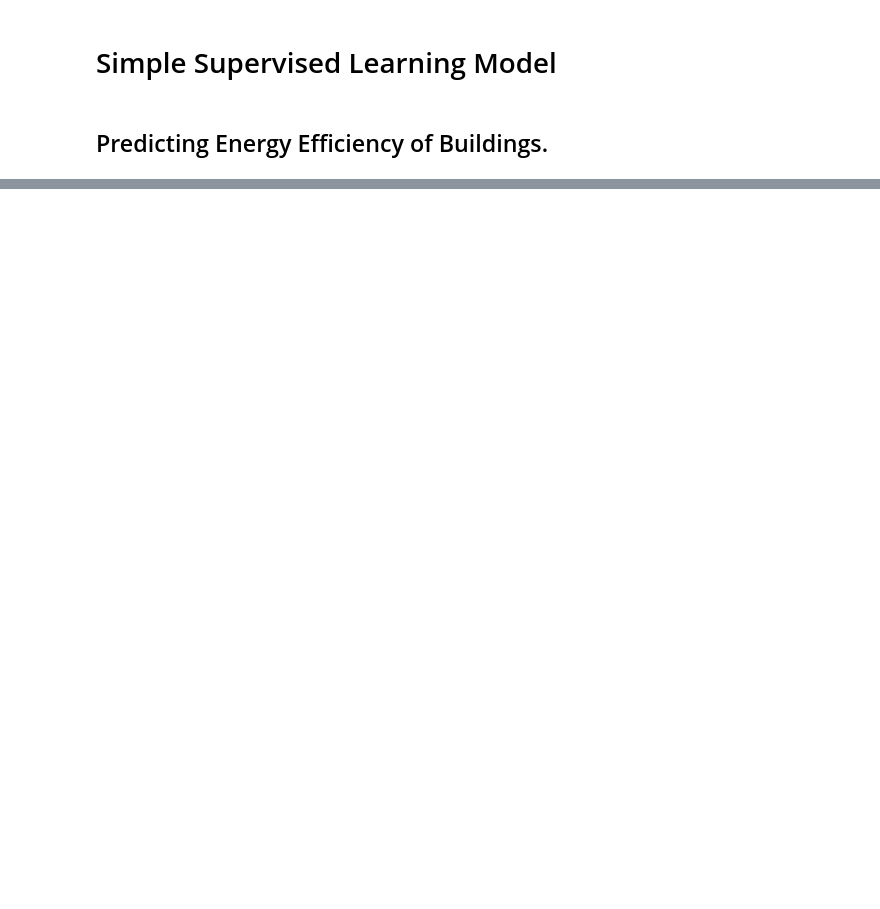
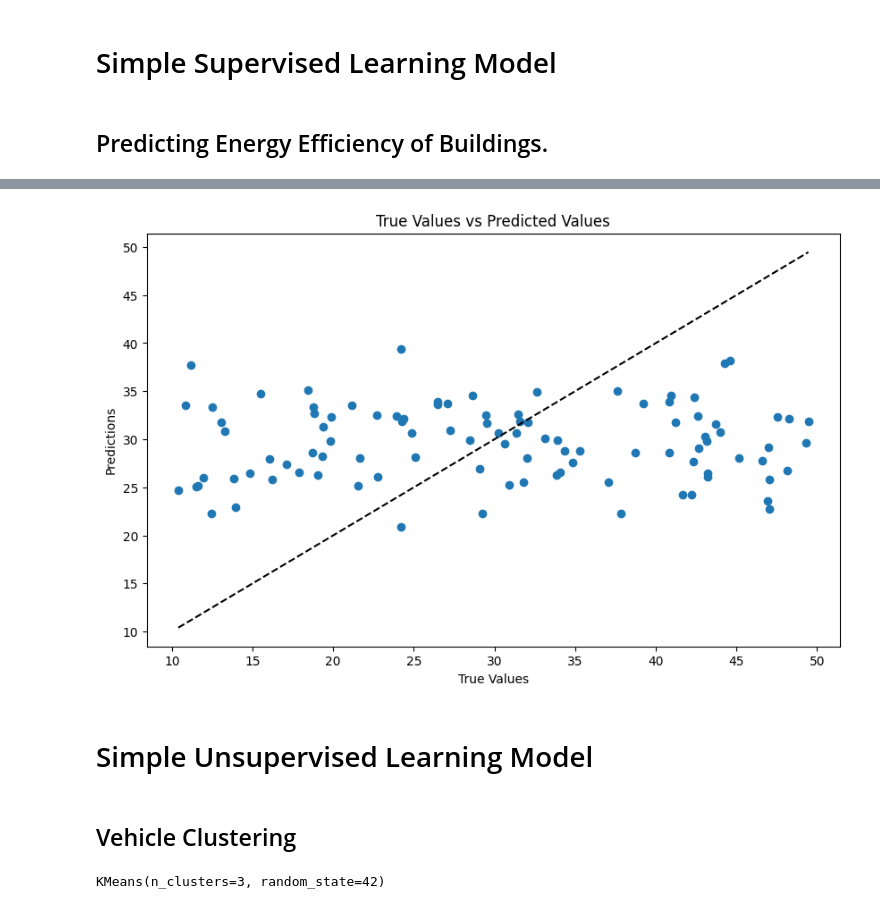
Before and after one commit to sskashya/AWS-Scholar-Projects, a Jupyter notebook: Generative AI/supervised_vs_unsupervised.ipynb, the cells around one changed output, grey strips where cells are left out. Cells and saved outputs as stored; diff of their text form; code cells hidden in the pictures; blank space fills up the shorter version.

Commit message:
completed supervised vs unsupervised excercise

```diff
--- a/Generative AI/supervised_vs_unsupervised.ipynb
+++ b/Generative AI/supervised_vs_unsupervised.ipynb
@@ -27,3 +27,7 @@ data = {
     'EnergyEfficiency': np.random.uniform(10, 50, data_size)  # Energy efficiency rating
 }
 df = pd.DataFrame(data)
+# %%
+# Data preprocessing and separating predictor variables and outcome variable for train test split
+X = df.drop('EnergyEfficiency', axis=1)
+y = df['EnergyEfficiency']
@@ -29,0 +47,3 @@ df = pd.DataFrame(data)
+# %%
+# Splitting the data into training and testing sets
+X_train, X_test, y_train, y_test = train_test_split(X, y, test_size=0.2, random_state=42)
@@ -29,0 +68,15 @@ df = pd.DataFrame(data)
+# %%
+# Plotting the True values vs Predicted values
+plt.figure(figsize=(10, 6))
+plt.scatter(y_test, predictions)
+plt.xlabel("True Values")
+plt.ylabel("Predictions")
+plt.title("True Values vs Predicted Values")
+plt.plot([y_test.min(), y_test.max()], [y_test.min(), y_test.max()], 'k--')
+plt.show()
+# %% [output]
+[figure, added]
+# %% [markdown]
+# Simple Unsupervised Learning Model
+# %% [markdown]
+## Vehicle Clustering
@@ -29,0 +105,6 @@ df = pd.DataFrame(data)
+# %%
+# Performing KMeans clustering
+kmeans = KMeans(n_clusters=3, random_state=42)
+kmeans.fit(X)
+# %% [output]
+KMeans(n_clusters=3, random_state=42)
```
Also changed, not shown: parts of 9 cells of this notebook.
